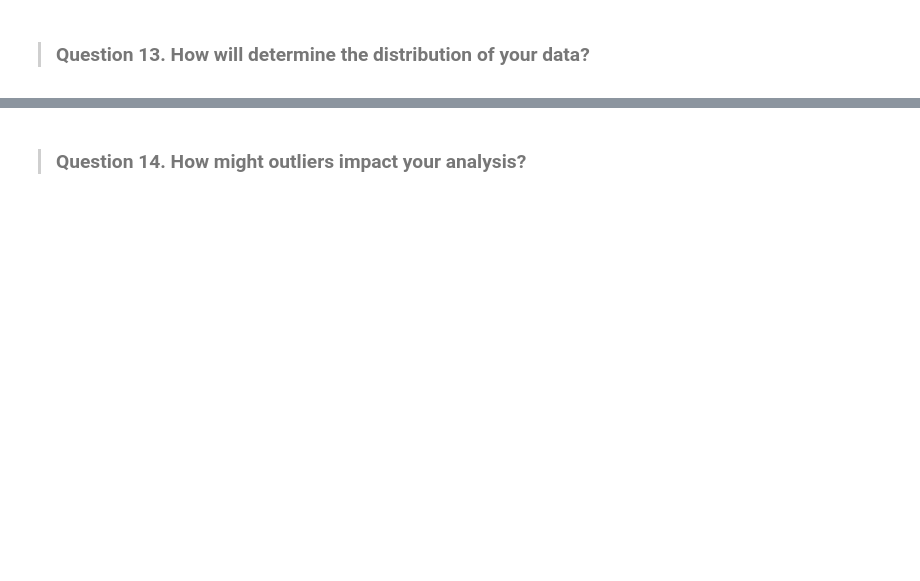
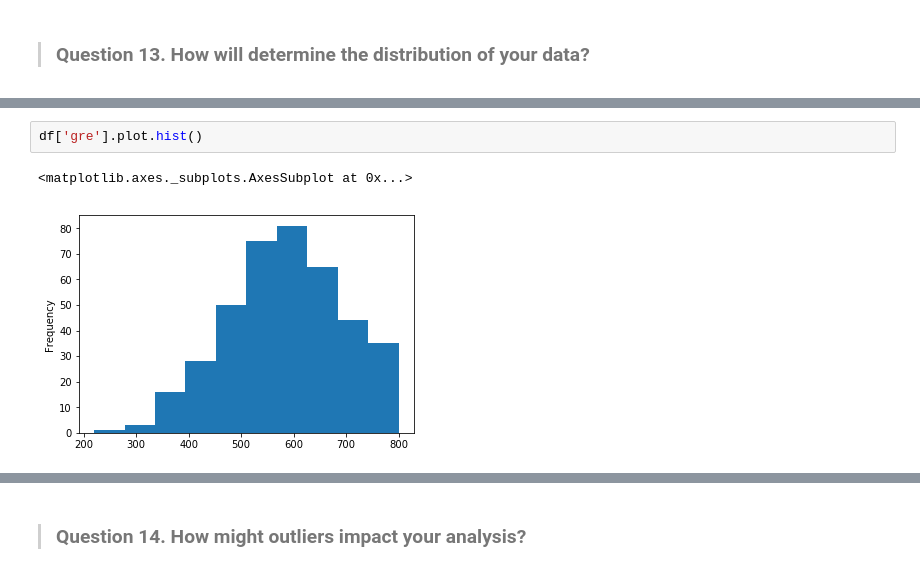
Before and after one commit to jmiller1977/DS-SF-36, a Jupyter notebook: unit-project/1/notebooks/unit-project-1-jessica.ipynb, the cells around one changed output, grey strips where cells are left out. Saved outputs shown, nothing was run; the diff lists cells and outputs as text; blank space fills up the shorter version.

```diff
--- a/unit-project/1/notebooks/unit-project-1-jessica.ipynb
+++ b/unit-project/1/notebooks/unit-project-1-jessica.ipynb
@@ -88,0 +119,5 @@ Answer: TODO
+# %%
+df['gre'].plot.hist()
+# %% [output]
+<matplotlib.axes._subplots.AxesSubplot at 0x...>
+[figure, added]
```
Also changed, not shown: parts of 45 cells of this notebook.
